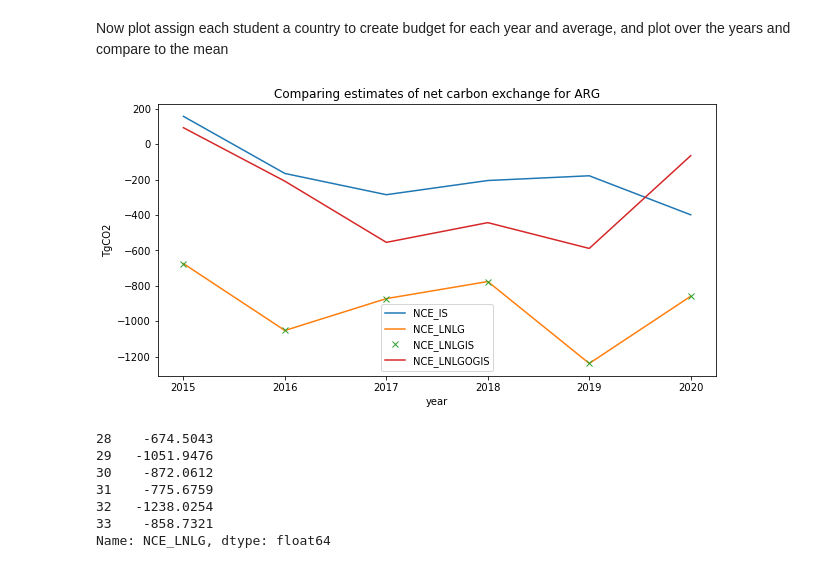
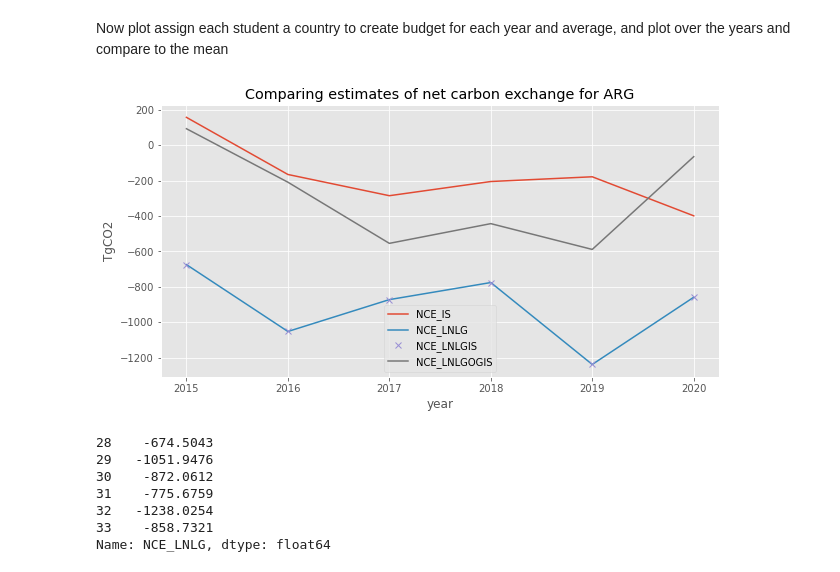
Before and after one commit to envgp/taking_the_pulse_atmosphere, a Jupyter notebook: notebooks/assignment_1.ipynb, the cells around one changed output. Cells and saved outputs as stored; diff of their text form; code cells hidden in the pictures.

```diff
--- a/notebooks/assignment_1.ipynb
+++ b/notebooks/assignment_1.ipynb
@@ -111,24 +112,26 @@ Now that we have calculated these balances, we can plot them by year. We don't w
 co2_to_plot = country_co2_data[country_co2_data.Year != "mean"]
 means = country_co2_data[country_co2_data.Year == "mean"]
 # %%
-# plt.style.use('ggplot')
+plt.style.use('ggplot')
 # %% [markdown]
 Now plot assign each student a country to create budget for each year and average, and plot over the years and compare to the mean
 # %%
 fig = plt.figure(figsize=(10, 5))
 plt.plot(co2_to_plot['Year'],co2_to_plot['NCE_IS'], label='NCE_IS')
 plt.plot(co2_to_plot['Year'],co2_to_plot['NCE_LNLG'], label='NCE_LNLG')
+# Was a bit confusing that NCE_LNLG and NCE_LNLGIS are coincident
 plt.plot(co2_to_plot['Year'],co2_to_plot['NCE_LNLGIS'], label='NCE_LNLGIS', marker='x', linestyle='None')
 plt.plot(co2_to_plot['Year'],co2_to_plot['NCE_LNLGOGIS'], label='NCE_LNLGOGIS')
 plt.legend()
 # plt.legend(['NCE_IS','NCE_LNLG','NCE_LNLGIS','NCE_LNLGOGIS'])
-tle = 'Comparing estimates of net carbon exchange for ' + country_code
+# tle = 'Comparing estimates of net carbon exchange for ' + country_code
+tle = 'Comparing estimates of net carbon exchange for {:s}'.format(country_code)
 plt.title(tle)
 plt.xlabel('year')
 plt.ylabel('TgCO2')
 plt.show()
 # %% [output]
-[figure, old version]
+[figure, new version]
 # %%
 co2_to_plot['NCE_LNLG']
 # %% [output]
```
Also changed, not shown: parts of 2 cells of this notebook.
